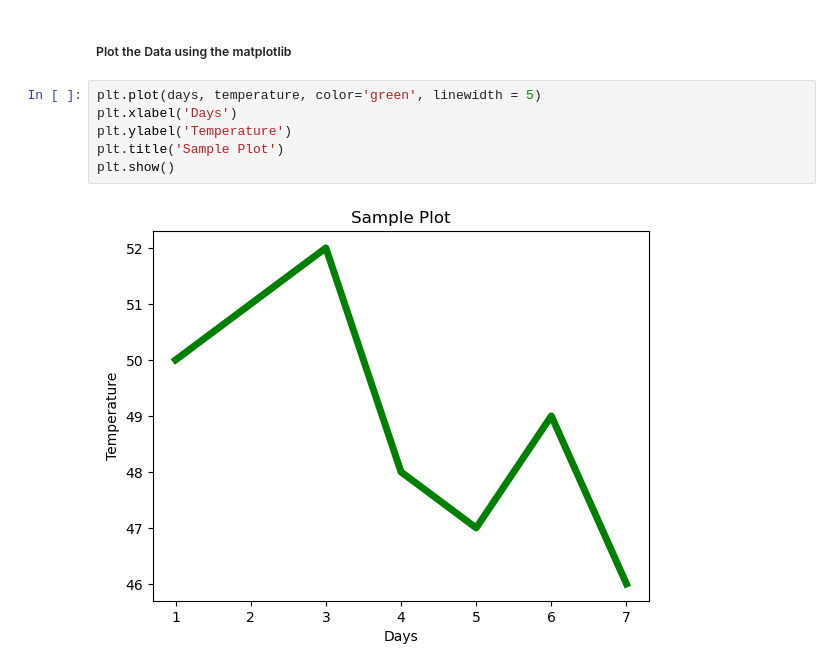
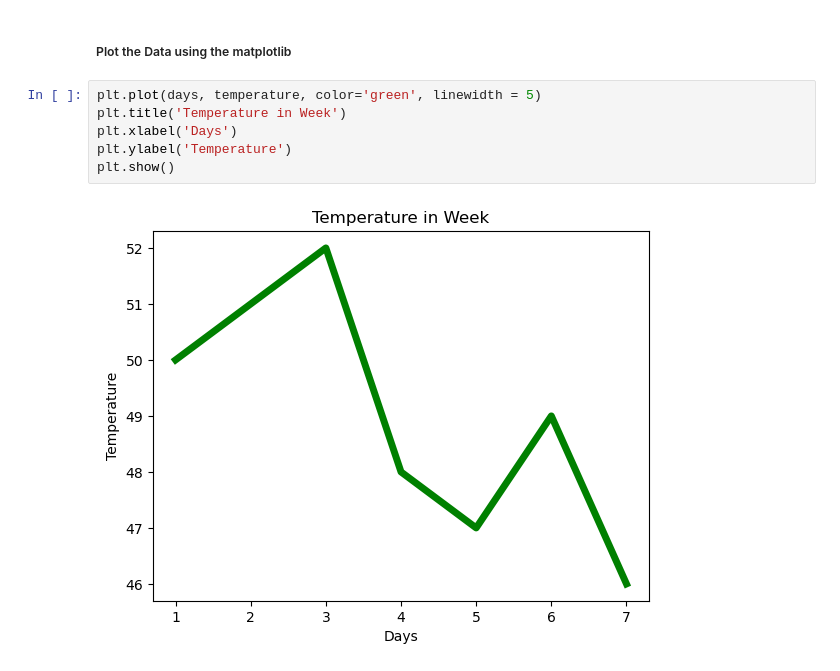
Before and after one commit to markdhareal/data-science-practice, a Jupyter notebook: notebooks/matplotlib/matplotlib_practice/matplotlib_practice.ipynb, the cells around one changed output. Cells and saved outputs as stored; diff of their text form.

```diff
--- a/notebooks/matplotlib/matplotlib_practice/matplotlib_practice.ipynb
+++ b/notebooks/matplotlib/matplotlib_practice/matplotlib_practice.ipynb
@@ -14,9 +15,9 @@ temperature = [50,51,52,48,47,49,46]
 ##### Plot the Data using the matplotlib
 # %%
 plt.plot(days, temperature, color='green', linewidth = 5)
+plt.title('Temperature in Week')
 plt.xlabel('Days')
 plt.ylabel('Temperature')
-plt.title('Sample Plot')
 plt.show()
 # %% [output]
-[figure, old version]
+[figure, new version]
```
Also changed, not shown: parts of 49 cells of this notebook.
